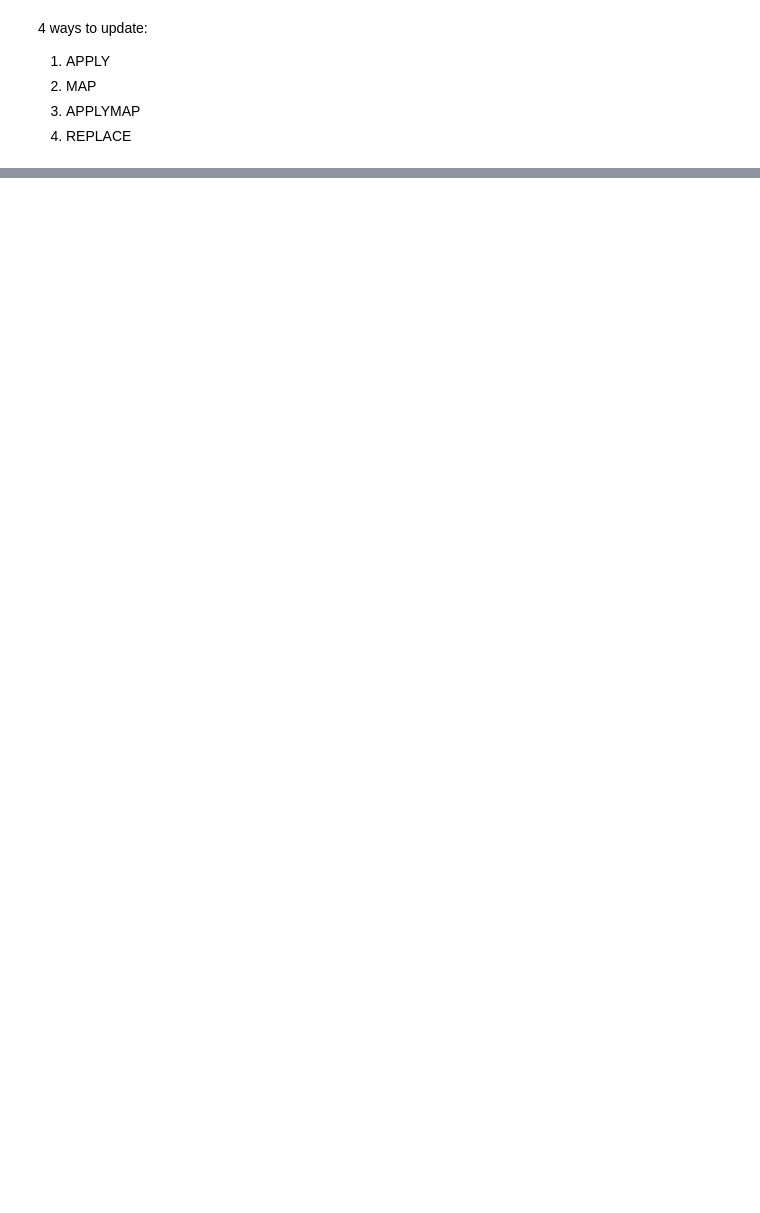
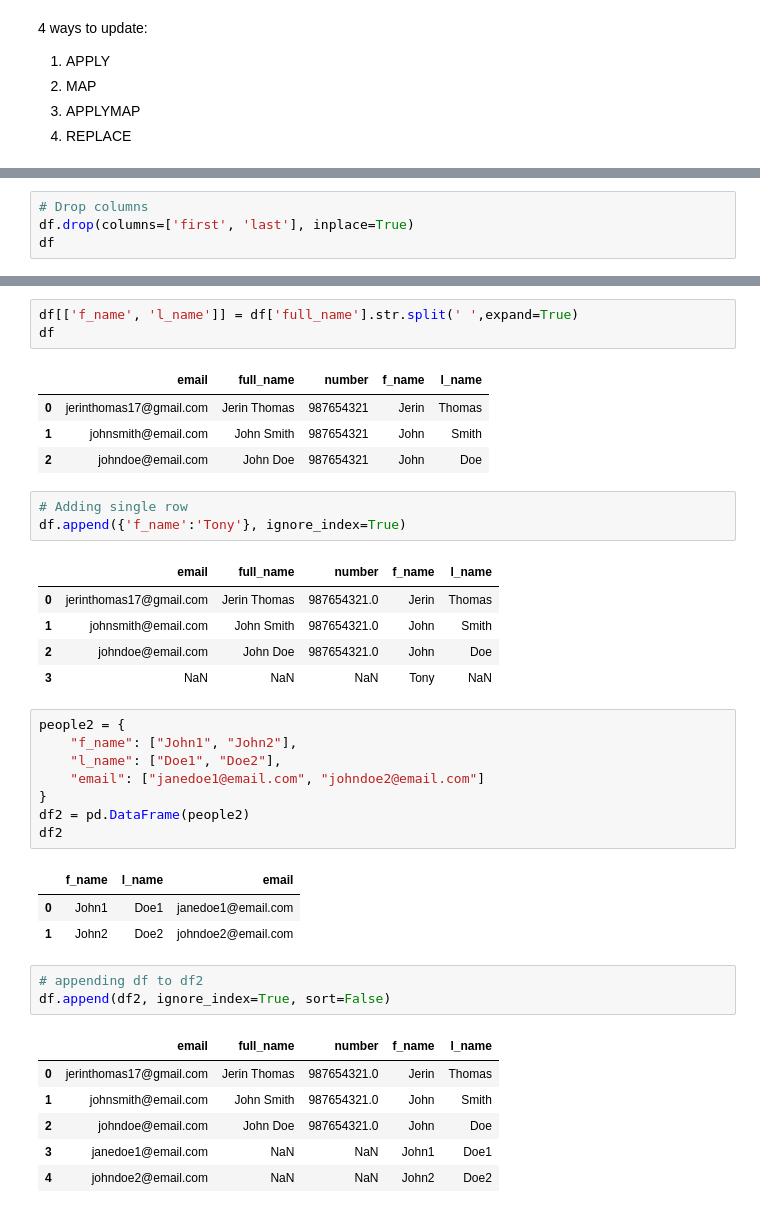
Before and after one commit to jerin17/numpy-pandas, a Jupyter notebook: snippets.ipynb, the cells around one changed output, grey strips where cells are left out. Drawn from its saved outputs; the diff is of its cells as text; blank space fills up the shorter version.

```diff
--- a/snippets.ipynb
+++ b/snippets.ipynb
@@ -382,0 +418,4 @@ df2
+# %%
+# Drop columns
+df.drop(columns=['first', 'last'], inplace=True)
+df
@@ -382,0 +439,39 @@ df2
+# %%
+df[['f_name', 'l_name']] = df['full_name'].str.split(' ',expand=True)
+df
+# %% [output]
+|  | email | full_name | number | f_name | l_name |
+| 0 | jerinthomas17@gmail.com | Jerin Thomas | 987654321 | Jerin | Thomas |
+| 1 | johnsmith@email.com | John Smith | 987654321 | John | Smith |
+| 2 | johndoe@email.com | John Doe | 987654321 | John | Doe |
+# %%
+# Adding single row
+df.append({'f_name':'Tony'}, ignore_index=True)
+# %% [output]
+|  | email | full_name | number | f_name | l_name |
+| 0 | jerinthomas17@gmail.com | Jerin Thomas | 987654321.0 | Jerin | Thomas |
+| 1 | johnsmith@email.com | John Smith | 987654321.0 | John | Smith |
+| 2 | johndoe@email.com | John Doe | 987654321.0 | John | Doe |
+| 3 | NaN | NaN | NaN | Tony | NaN |
+# %%
+people2 = {
+    "f_name": ["John1", "John2"],
+    "l_name": ["Doe1", "Doe2"],
+    "email": ["janedoe1@email.com", "johndoe2@email.com"]
+}
+df2 = pd.DataFrame(people2)
+df2
+# %% [output]
+|  | f_name | l_name | email |
+| 0 | John1 | Doe1 | janedoe1@email.com |
+| 1 | John2 | Doe2 | johndoe2@email.com |
+# %%
+# appending df to df2
+df.append(df2, ignore_index=True, sort=False)
+# %% [output]
+|  | email | full_name | number | f_name | l_name |
+| 0 | jerinthomas17@gmail.com | Jerin Thomas | 987654321.0 | Jerin | Thomas |
+| 1 | johnsmith@email.com | John Smith | 987654321.0 | John | Smith |
+| 2 | johndoe@email.com | John Doe | 987654321.0 | John | Doe |
+| 3 | janedoe1@email.com | NaN | NaN | John1 | Doe1 |
+| 4 | johndoe2@email.com | NaN | NaN | John2 | Doe2 |
```
Also changed, not shown: parts of 71 cells of this notebook, 2 other files.
